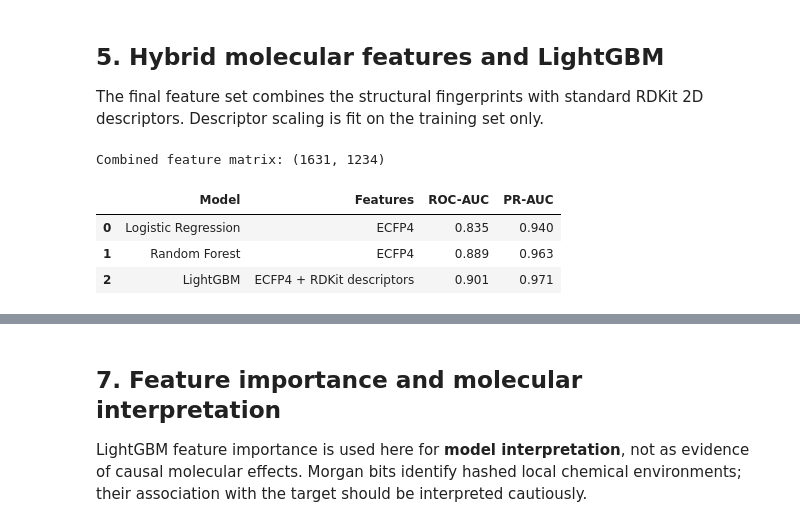
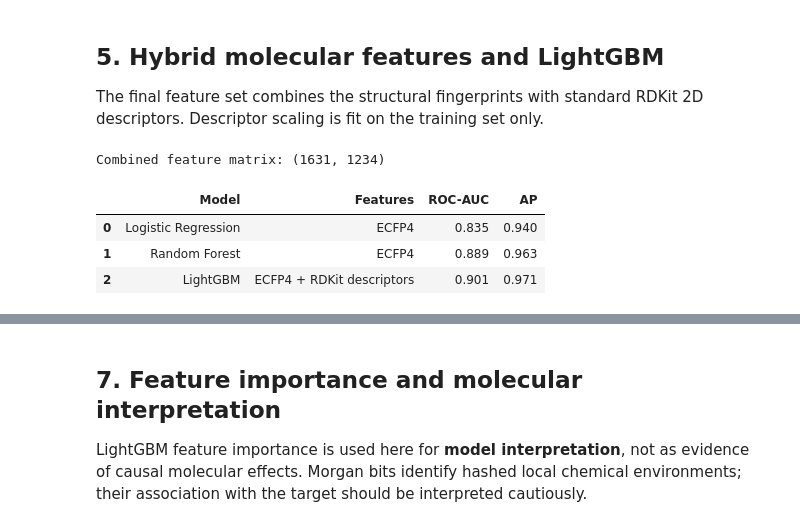
Before and after one commit to maya42/bbb-permeability-prediction, a Jupyter notebook: bbbp_modeling_notebook.ipynb, the cells around one changed output, grey strips where cells are left out. Cells and saved outputs as stored; diff of their text form; code cells hidden in the pictures.

```diff
--- a/bbbp_modeling_notebook.ipynb
+++ b/bbbp_modeling_notebook.ipynb
@@ -160,7 +178,7 @@ results.append({
     "Model": "Logistic Regression",
     "Features": "ECFP4",
     "ROC-AUC": roc_auc_score(y_test, lr_probs),
-    "PR-AUC": average_precision_score(y_test, lr_probs),
+    "AP": average_precision_score(y_test, lr_probs),
 })
 models["Logistic Regression"] = lr
 
@@ -177,10 +195,10 @@ results.append({
     "Model": "Random Forest",
     "Features": "ECFP4",
     "ROC-AUC": roc_auc_score(y_test, rf_probs),
-    "PR-AUC": average_precision_score(y_test, rf_probs),
+    "AP": average_precision_score(y_test, rf_probs),
 })
 models["Random Forest"] = rf
 
 results_df = pd.DataFrame(results)
-results_df.style.format({"ROC-AUC": "{:.3f}", "PR-AUC": "{:.3f}"})
+results_df.style.format({"ROC-AUC": "{:.3f}", "AP": "{:.3f}"})
 # %% [output]
@@ -207,36 +225,36 @@ desc_train = scaler.fit_transform(desc_features[train_indices])
 desc_test = scaler.transform(desc_features[test_indices])
 
 X_train_combined = np.hstack([X_train, desc_train])
 X_test_combined = np.hstack([X_test, desc_test])
 
 scale_pos_weight = np.sum(y_train == 0) / np.sum(y_train == 1)
 
 lgb_clf = lgb.LGBMClassifier(
     n_estimators=300,
     learning_rate=0.03,
     max_depth=6,
     scale_pos_weight=scale_pos_weight,
     random_state=42,
     verbosity=-1,
 )
 lgb_clf.fit(X_train_combined, y_train)
 lgb_probs = lgb_clf.predict_proba(X_test_combined)[:, 1]
 
 results_df = pd.concat([
     results_df,
     pd.DataFrame([{
         "Model": "LightGBM",
         "Features": "ECFP4 + RDKit descriptors",
         "ROC-AUC": roc_auc_score(y_test, lgb_probs),
-        "PR-AUC": average_precision_score(y_test, lgb_probs),
+        "AP": average_precision_score(y_test, lgb_probs),
     }])
 ], ignore_index=True)
 
 print(f"Combined feature matrix: {X_train_combined.shape}")
-results_df.style.format({"ROC-AUC": "{:.3f}", "PR-AUC": "{:.3f}"})
+results_df.style.format({"ROC-AUC": "{:.3f}", "AP": "{:.3f}"})
 # %% [output]
 Combined feature matrix: (1631, 1234)
-|  | Model | Features | ROC-AUC | PR-AUC |
+|  | Model | Features | ROC-AUC | AP |
 | 0 | Logistic Regression | ECFP4 | 0.835 | 0.940 |
 | 1 | Random Forest | ECFP4 | 0.889 | 0.963 |
 | 2 | LightGBM | ECFP4 + RDKit descriptors | 0.901 | 0.971 |
```
Also changed, not shown: parts of 7 cells of this notebook, 2 other files.
